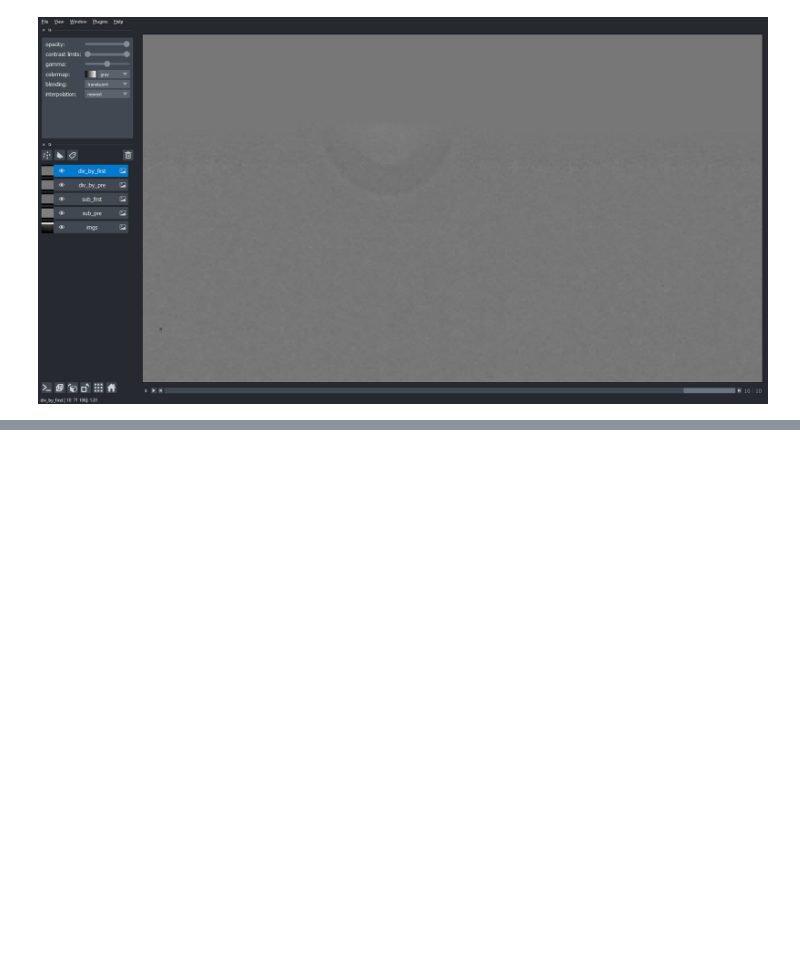
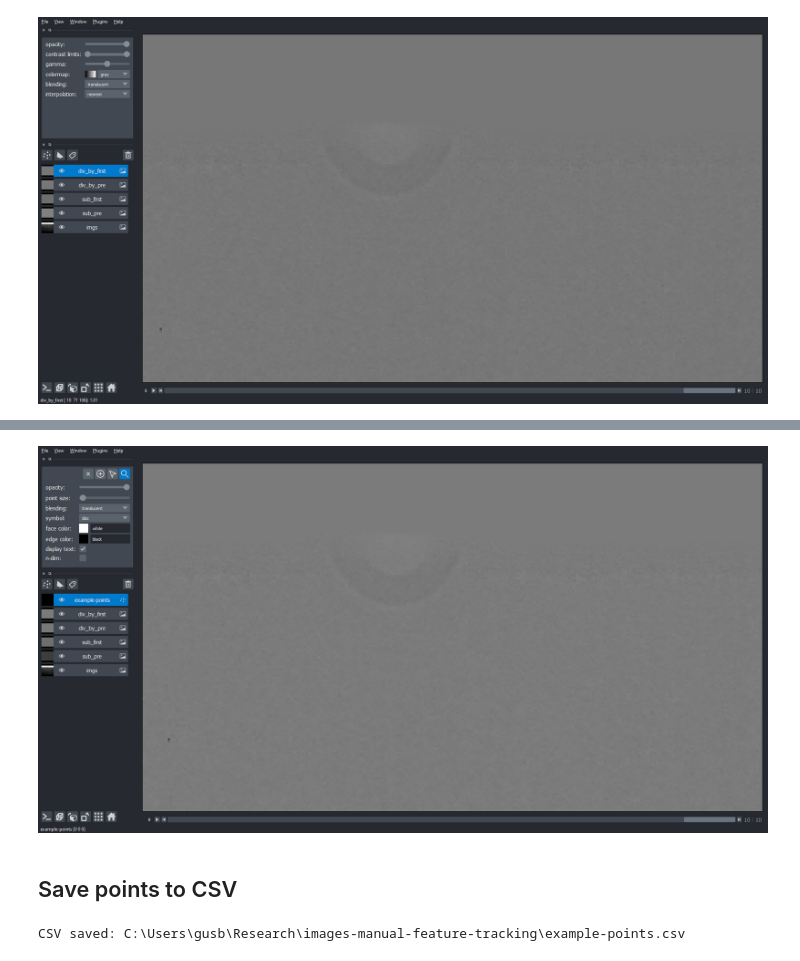
Before and after one commit to CANFSA/manual-feature-tracking, a Jupyter notebook: manual-tracking-and-saving.ipynb, the cells around one changed output, grey strips where cells are left out. Saved outputs shown, nothing was run; the diff lists cells and outputs as text; code cells hidden in the pictures; blank space fills up the shorter version.

Commit message:
Add ability to track features manually and save points to CSV

```diff
--- a/manual-tracking-and-saving.ipynb
+++ b/manual-tracking-and-saving.ipynb
@@ -49,0 +58,12 @@ napari.utils.nbscreenshot(viewer, canvas_only=False)
+# %%
+pts_layer_name = 'example-points'
+viewer.add_points(ndim=3, size=2, name=pts_layer_name)
+napari.utils.nbscreenshot(viewer, canvas_only=False)
+# %% [output]
+[figure, added]
+# %% [markdown]
+## Save points to CSV
+# %%
+helpers.save_points(viewer, pts_layer_name)
+# %% [output]
+CSV saved: C:\Users\gusb\Research\images-manual-feature-tracking\example-points.csv
```
Also changed, not shown: parts of 2 cells of this notebook, 1 other file.
